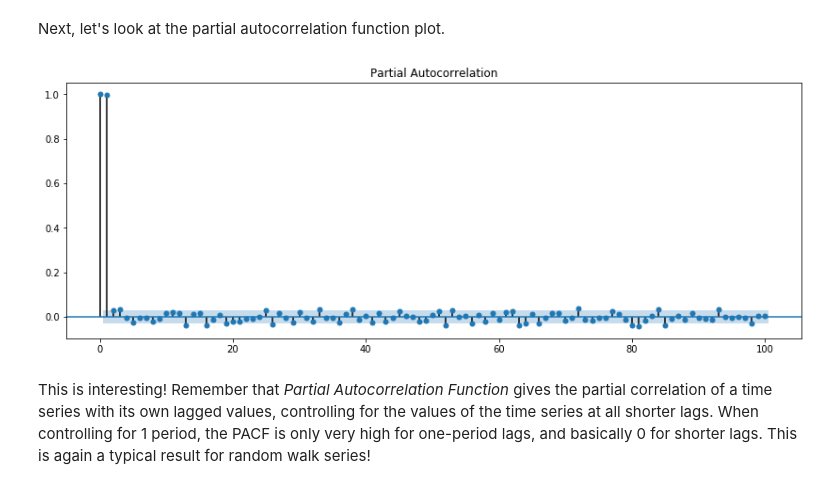
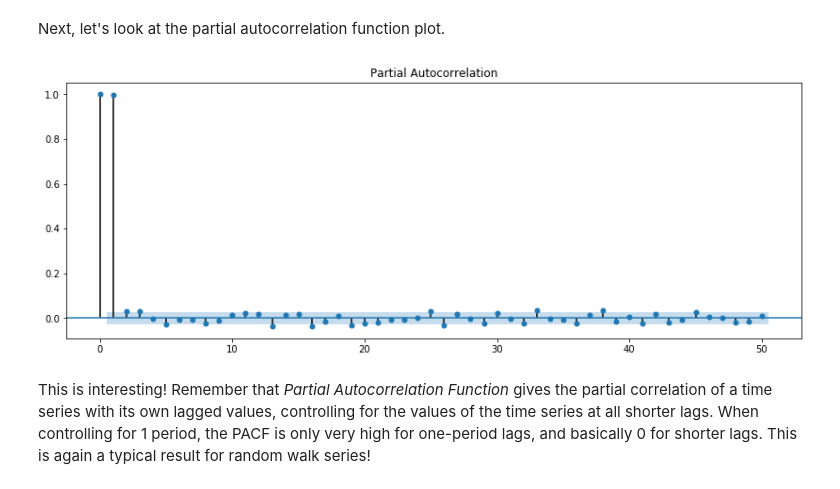
Before and after one commit to learn-co-curriculum/dsc-corr-autocorr-in-time-series-lab, a Jupyter notebook: index.ipynb, the cells around one changed output. Cells and saved outputs as stored; diff of their text form; code cells hidden in the pictures.

```diff
--- a/index.ipynb
+++ b/index.ipynb
@@ -163,9 +163,9 @@ Next, let's look at the partial autocorrelation function plot.
 # %%
 # Plot PACF
 rcParams['figure.figsize'] = 14, 5
-plot_pacf(eur.dropna(), lags=100);
+plot_pacf(eur.dropna(), lags=50);
 # %% [output]
-[figure, old version]
+[figure, new version]
 # %% [markdown]
 This is interesting! Remember that *Partial Autocorrelation Function* gives the partial correlation of a time series with its own lagged values, controlling for the values of the time series at all shorter lags. When controlling for 1 period, the PACF is only very high for one-period lags, and basically 0 for shorter lags. This is again a typical result for random walk series!
 # %% [markdown]
```
Also changed, not shown: parts of 3 cells of this notebook, 13 other files.
